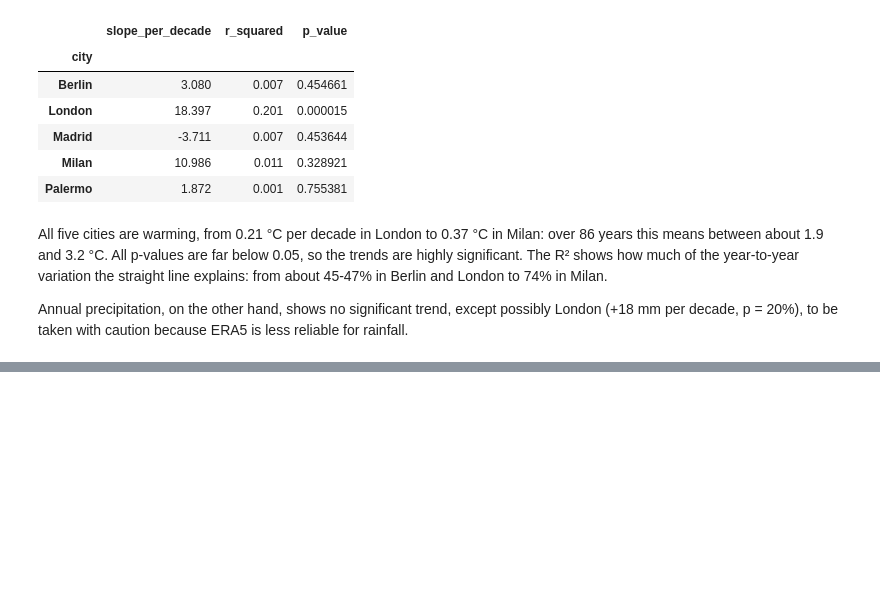
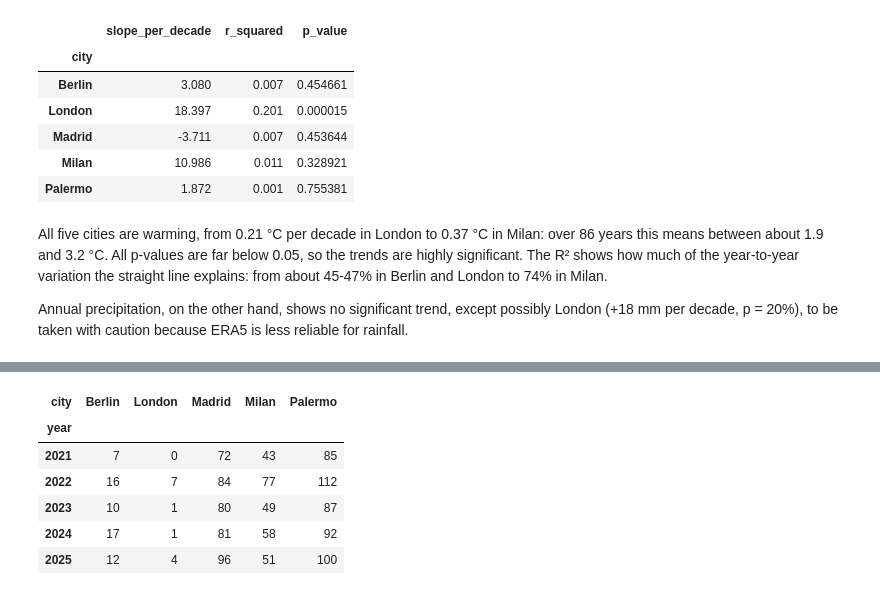
Before and after one commit to frapanzera-ctrl/Weather_report_Panzera, a Jupyter notebook: notebooks/weather_report.ipynb, the cells around one changed output, grey strips where cells are left out. Cells and saved outputs as stored; diff of their text form; code cells hidden in the pictures; blank space fills up the shorter version.

```diff
--- a/notebooks/weather_report.ipynb
+++ b/notebooks/weather_report.ipynb
@@ -178,0 +222,11 @@ caution because ERA5 is less reliable for rainfall.
+# %%
+hot = analysis.hot_days_per_year(daily)
+hot.tail()
+# %% [output]
+| city | Berlin | London | Madrid | Milan | Palermo |
+| year |  |  |  |  |  |
+| 2021 | 7 | 0 | 72 | 43 | 85 |
+| 2022 | 16 | 7 | 84 | 77 | 112 |
+| 2023 | 10 | 1 | 80 | 49 | 87 |
+| 2024 | 17 | 1 | 81 | 58 | 92 |
+| 2025 | 12 | 4 | 96 | 51 | 100 |
```
Also changed, not shown: parts of 10 cells of this notebook, 1 other file.
